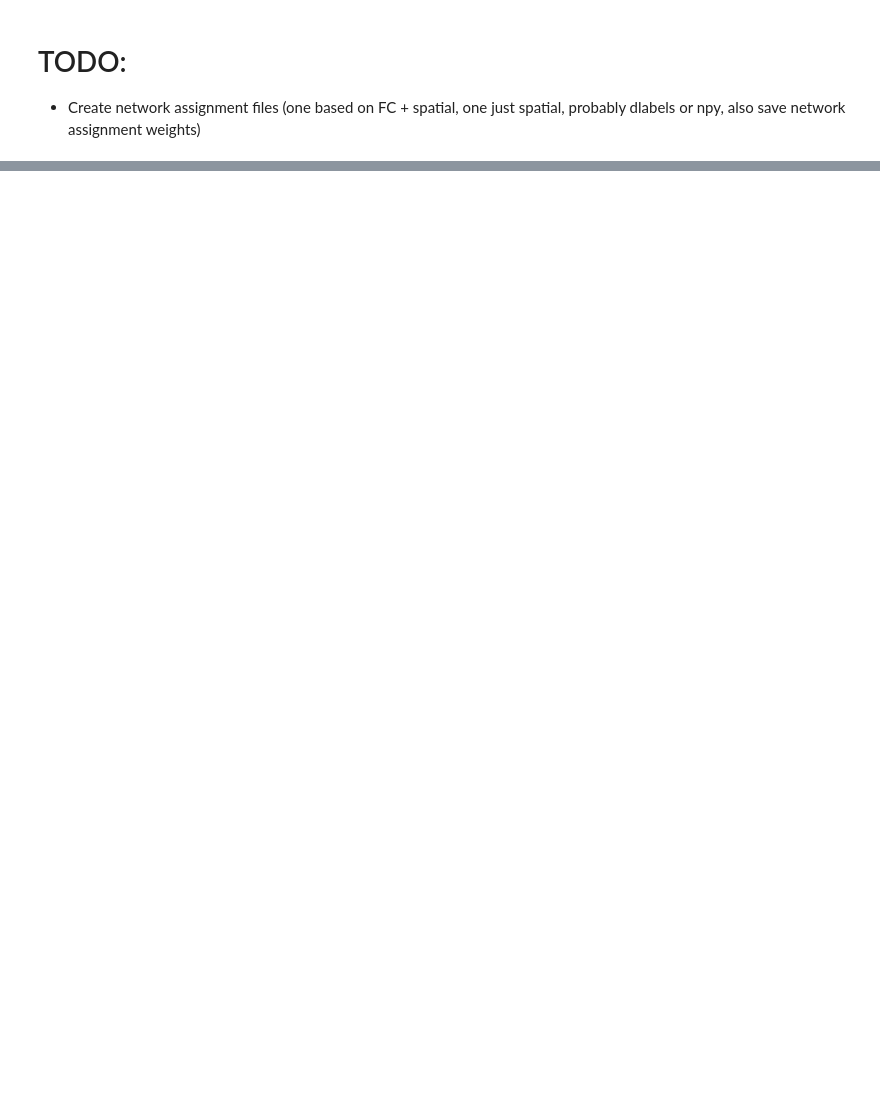
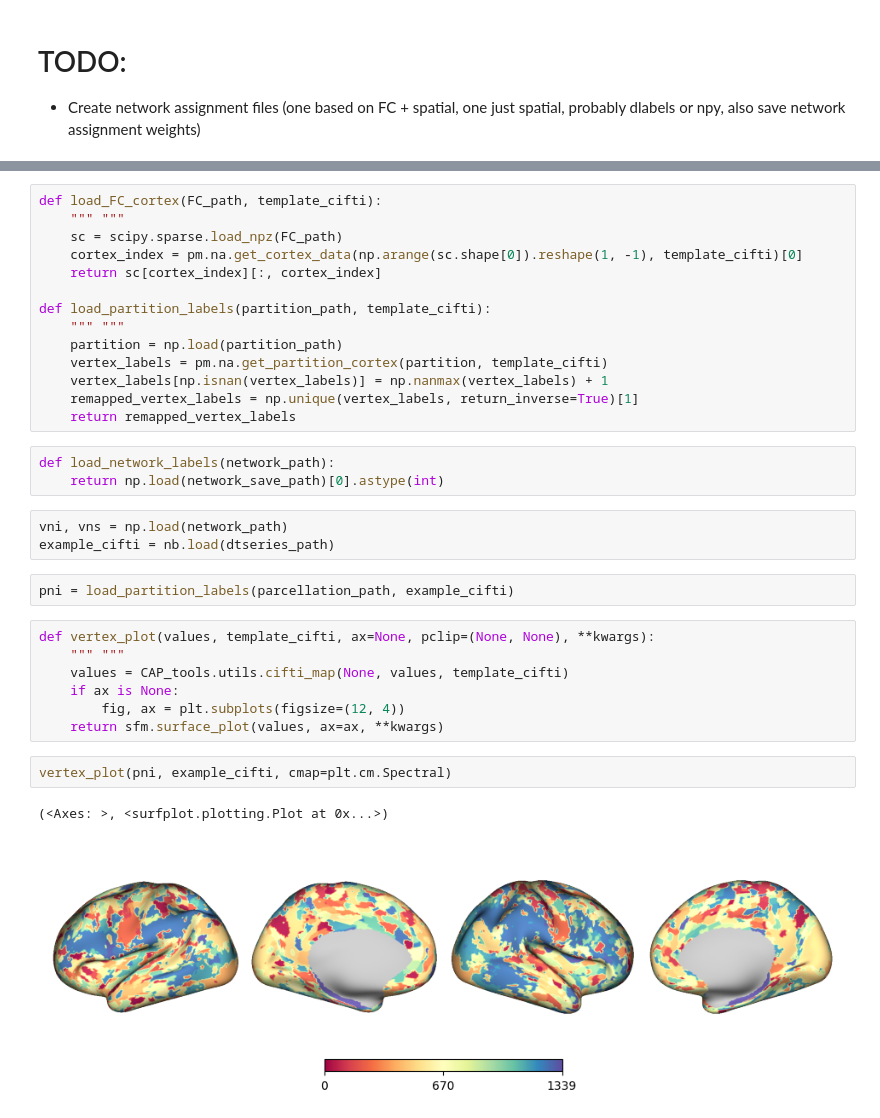
Before and after one commit to cole-khamnei/precision_mapping, a Jupyter notebook: notebooks/PM_HCP_pipeline.ipynb, the cells around one changed output, grey strips where cells are left out. Cells and saved outputs as stored; diff of their text form; blank space fills up the shorter version.

```diff
--- a/notebooks/PM_HCP_pipeline.ipynb
+++ b/notebooks/PM_HCP_pipeline.ipynb
@@ -111,0 +106,34 @@ for max_trs in [3500, 3550]:
+# %%
+def load_FC_cortex(FC_path, template_cifti):
+    """ """
+    sc = scipy.sparse.load_npz(FC_path)
+    cortex_index = pm.na.get_cortex_data(np.arange(sc.shape[0]).reshape(1, -1), template_cifti)[0]
+    return sc[cortex_index][:, cortex_index]
+
+def load_partition_labels(partition_path, template_cifti):
+    """ """
+    partition = np.load(partition_path)
+    vertex_labels = pm.na.get_partition_cortex(partition, template_cifti)
+    vertex_labels[np.isnan(vertex_labels)] = np.nanmax(vertex_labels) + 1
+    remapped_vertex_labels = np.unique(vertex_labels, return_inverse=True)[1]
+    return remapped_vertex_labels
+# %%
+def load_network_labels(network_path):
+    return np.load(network_save_path)[0].astype(int)
+# %%
+vni, vns = np.load(network_path)
+example_cifti = nb.load(dtseries_path)
+# %%
+pni = load_partition_labels(parcellation_path, example_cifti)
+# %%
+def vertex_plot(values, template_cifti, ax=None, pclip=(None, None), **kwargs):
+    """ """
+    values = CAP_tools.utils.cifti_map(None, values, template_cifti)
+    if ax is None:
+        fig, ax = plt.subplots(figsize=(12, 4))
+    return sfm.surface_plot(values, ax=ax, **kwargs)
+# %%
+vertex_plot(pni, example_cifti, cmap=plt.cm.Spectral)
+# %% [output]
+(<Axes: >, <surfplot.plotting.Plot at 0x...>)
+[figure, added]
```
Also changed, not shown: parts of 15 cells of this notebook, 7 other files.
